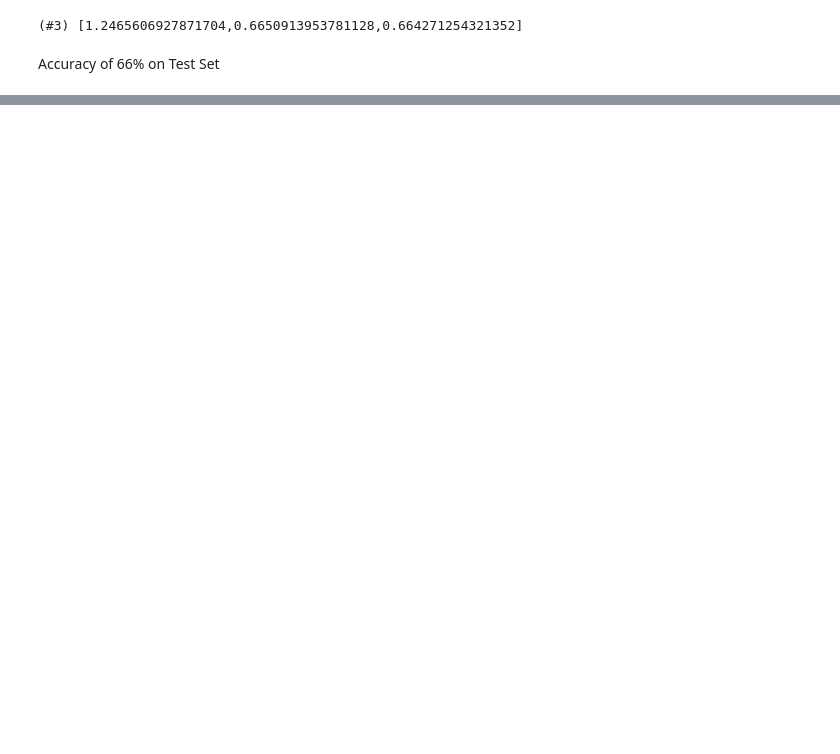
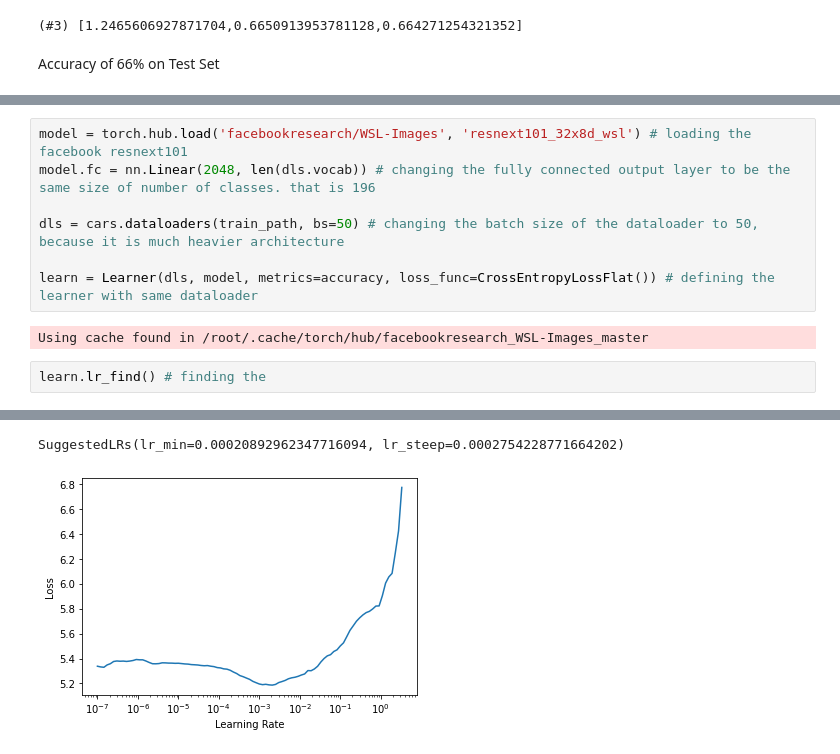
Before and after one commit to EmaTran/CSIS3290_GroupProject, a Jupyter notebook: FinalProject/car_classifier.ipynb, the cells around one changed output, grey strips where cells are left out. Drawn from its saved outputs; the diff is of its cells as text; blank space fills up the shorter version.

```diff
--- a/FinalProject/car_classifier.ipynb
+++ b/FinalProject/car_classifier.ipynb
@@ -487,0 +461,12 @@ learn.predict(img_path)
+# %%
+model = torch.hub.load('facebookresearch/WSL-Images', 'resnext101_32x8d_wsl') # loading the facebook resnext101
+model.fc = nn.Linear(2048, len(dls.vocab)) # changing the fully connected output layer to be the same size of number of classes. that is 196
+
+dls = cars.dataloaders(train_path, bs=50) # changing the batch size of the dataloader to 50, because it is much heavier architecture
+
+learn = Learner(dls, model, metrics=accuracy, loss_func=CrossEntropyLossFlat()) # defining the learner with same dataloader
+# %% [output]
+Using cache found in /root/.cache/torch/hub/facebookresearch_WSL-Images_master
+# %%
+learn.lr_find() # finding the
+# %% [output]
@@ -487,0 +474,2 @@ learn.predict(img_path)
+SuggestedLRs(lr_min=0.00020892962347716094, lr_steep=0.0002754228771664202)
+[figure, added]
```
Also changed, not shown: parts of 11 cells of this notebook.
